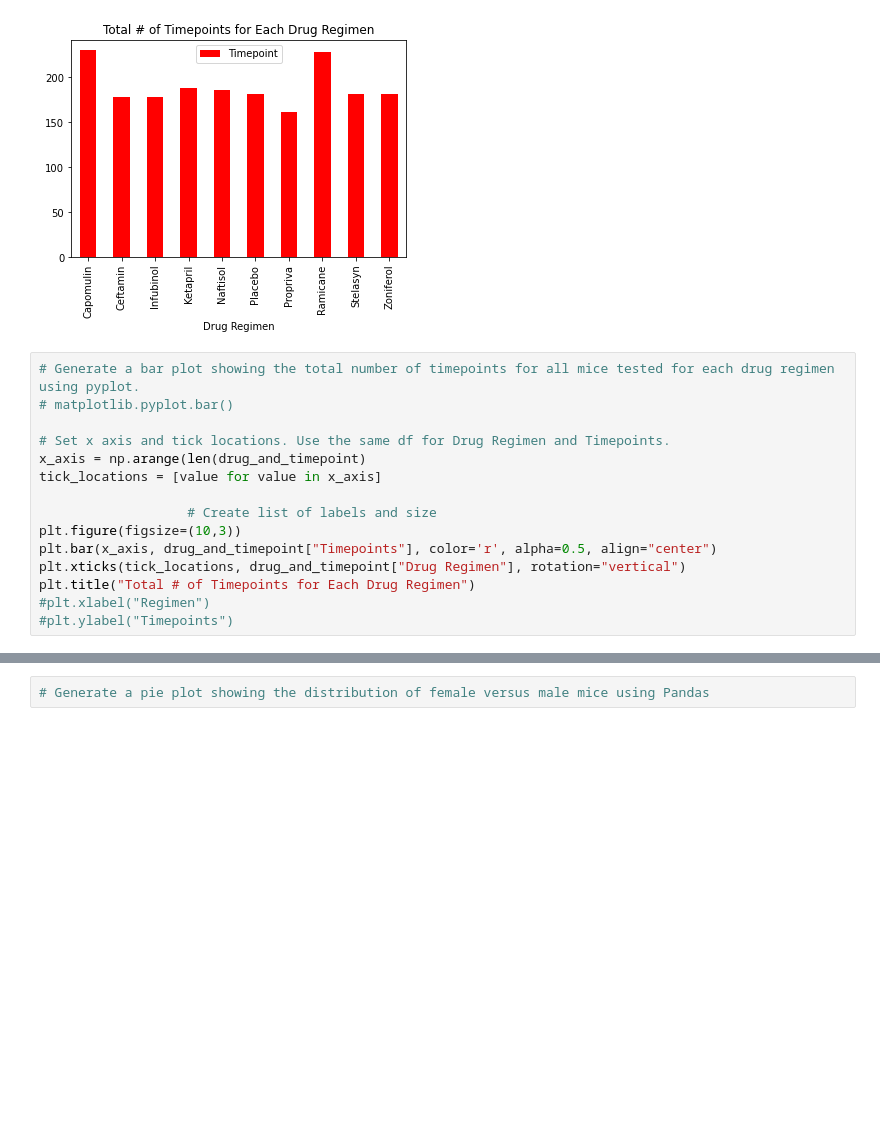
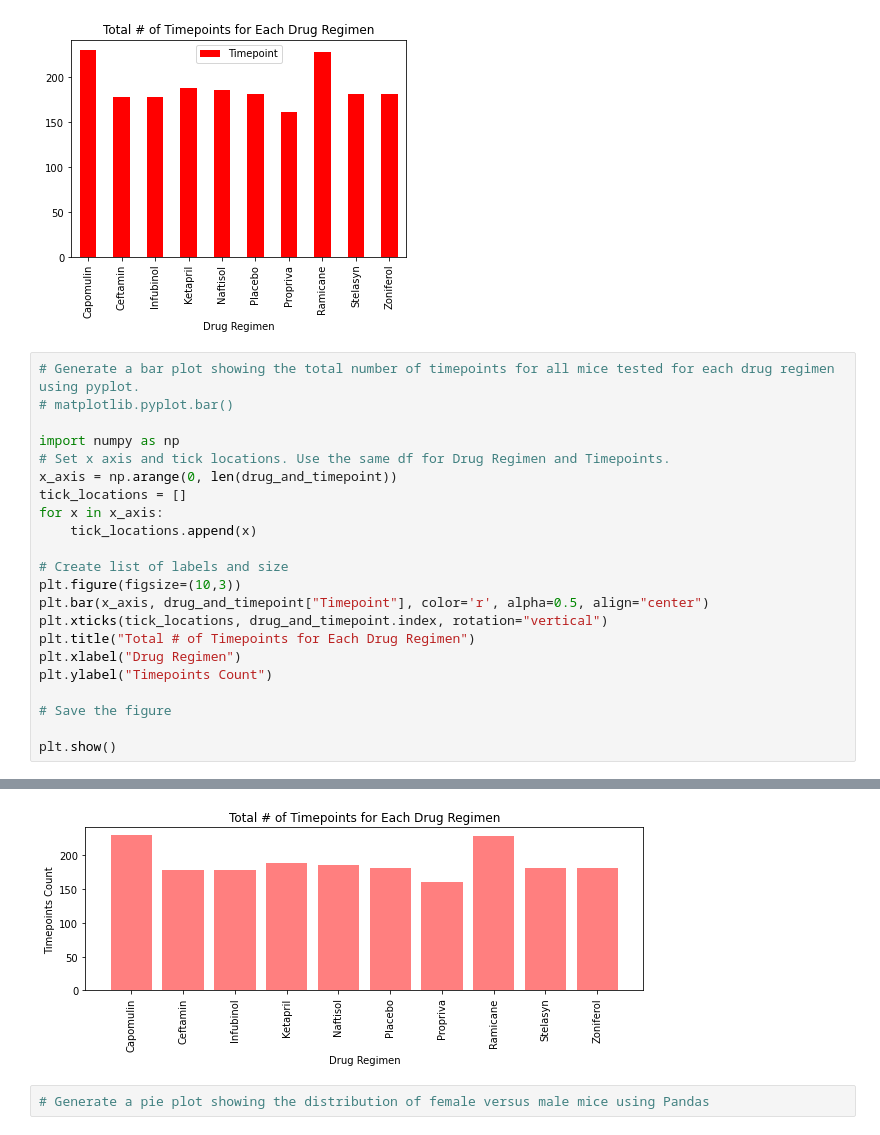
Before and after one commit to stefanyl/pymaceuticals-challenge, a Jupyter notebook: pymaceuticals_starter_hw.ipynb, the cells around one changed output, grey strips where cells are left out. Cells and saved outputs as stored; diff of their text form; blank space fills up the shorter version.

Commit message:
imported np and fixed tick_locations, got matplotlib bar graph

```diff
--- a/pymaceuticals_starter_hw.ipynb
+++ b/pymaceuticals_starter_hw.ipynb
@@ -225,15 +225,22 @@ plt.show()
 # Generate a bar plot showing the total number of timepoints for all mice tested for each drug regimen using pyplot.
 # matplotlib.pyplot.bar()
 
+import numpy as np
 # Set x axis and tick locations. Use the same df for Drug Regimen and Timepoints.
-x_axis = np.arange(len(drug_and_timepoint)
-tick_locations = [value for value in x_axis]
+x_axis = np.arange(0, len(drug_and_timepoint))
+tick_locations = []
+for x in x_axis:
+    tick_locations.append(x)
 
-                   # Create list of labels and size
+# Create list of labels and size
 plt.figure(figsize=(10,3))
-plt.bar(x_axis, drug_and_timepoint["Timepoints"], color='r', alpha=0.5, align="center")
-plt.xticks(tick_locations, drug_and_timepoint["Drug Regimen"], rotation="vertical")
+plt.bar(x_axis, drug_and_timepoint["Timepoint"], color='r', alpha=0.5, align="center")
+plt.xticks(tick_locations, drug_and_timepoint.index, rotation="vertical")
 plt.title("Total # of Timepoints for Each Drug Regimen")
-#plt.xlabel("Regimen")
-#plt.ylabel("Timepoints")
+plt.xlabel("Drug Regimen")
+plt.ylabel("Timepoints Count")
+
+# Save the figure
+
+plt.show()
 # %% [output]
@@ -241,3 +247,4 @@ SyntaxError: invalid syntax (<ipython-input-58-1c856f886ae2>, line 6)
+[figure, added]
 # %%
 # Generate a pie plot showing the distribution of female versus male mice using Pandas
 # %%
```
Also changed, not shown: parts of 1 cell of this notebook.
